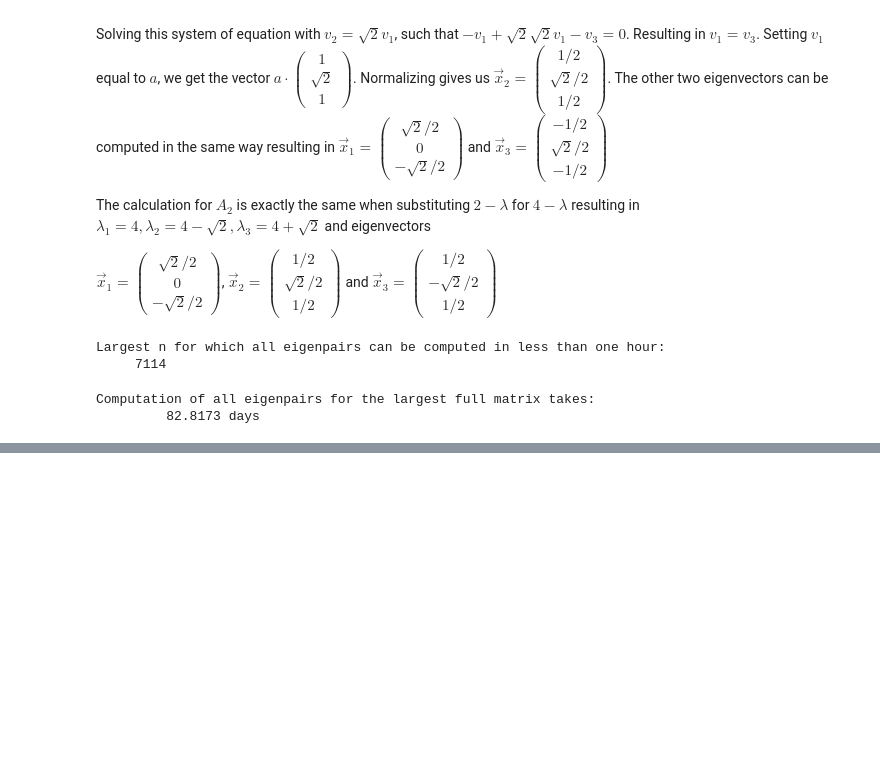
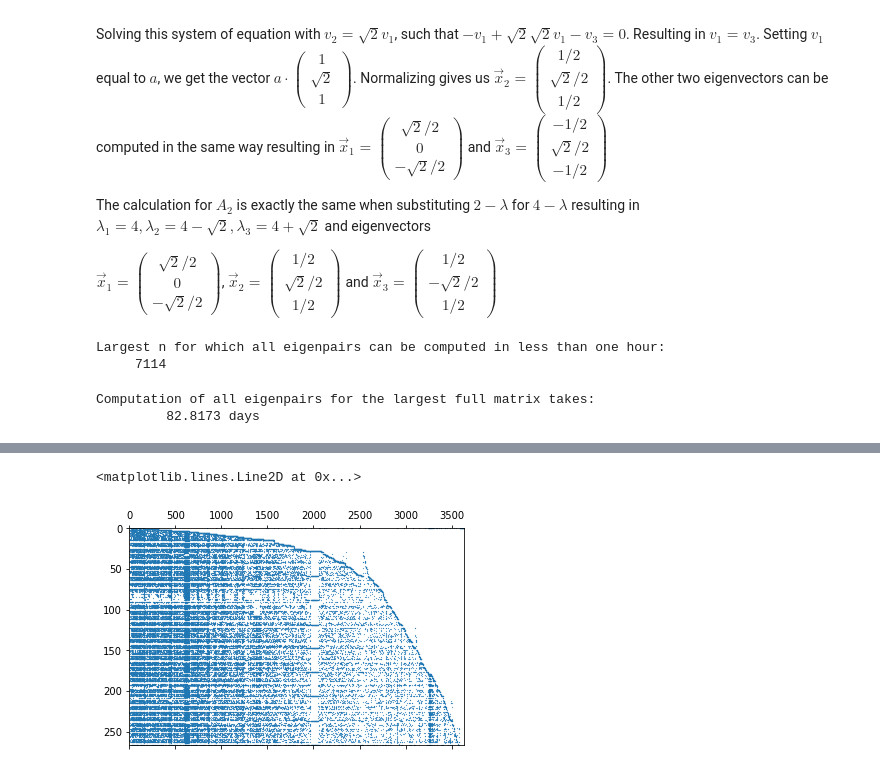
Before and after one commit to DionEngels/ScientificProgramming, a Jupyter notebook: Set 3/exset3.ipynb, the cells around one changed output, grey strips where cells are left out. Drawn from its saved outputs; the diff is of its cells as text; code cells hidden in the pictures; blank space fills up the shorter version.

```diff
--- a/Set 3/exset3.ipynb
+++ b/Set 3/exset3.ipynb
@@ -432,0 +557,7 @@ import pandas as pd
+# %%
+df = relabel(df, column_name="timestamp", replace=True, chronological=True)
+df["volume"] = df["volume"] / abs(df["volume"].max())
+# %%
+### k
+timeseries = sparse.csc_matrix((df["volume"], (df["timestamp"]-1, df["customer ID"]-1)))
+timeseries.A
@@ -432,0 +578,6 @@ import pandas as pd
+# %%
+### l
+plt.spy(timeseries, aspect='auto', markersize=0.2)
+# %% [output]
+<matplotlib.lines.Line2D at 0x...>
+[figure, added]
```
Also changed, not shown: parts of 23 cells of this notebook.
